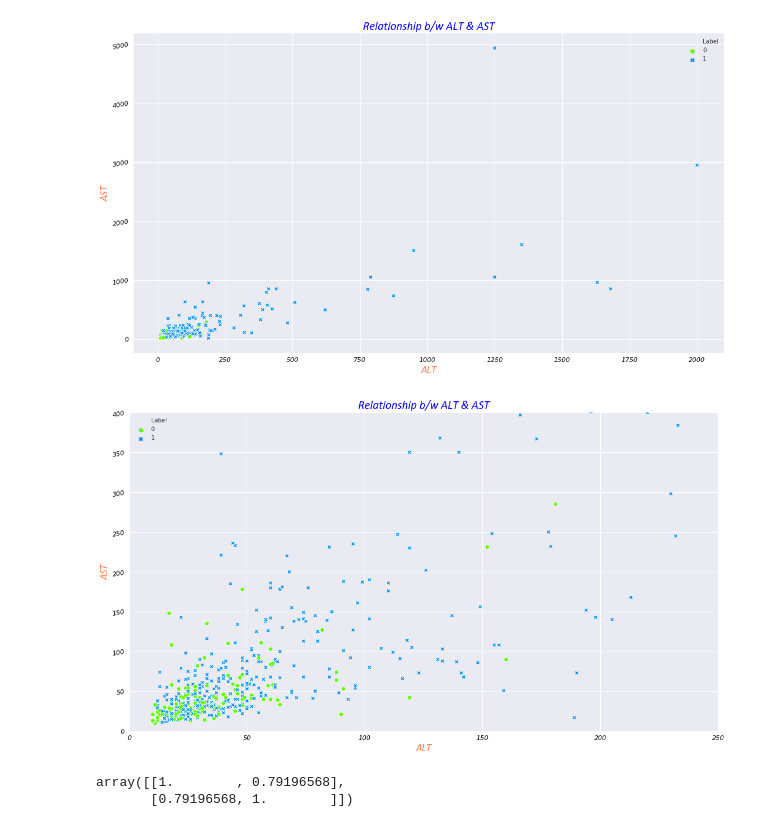
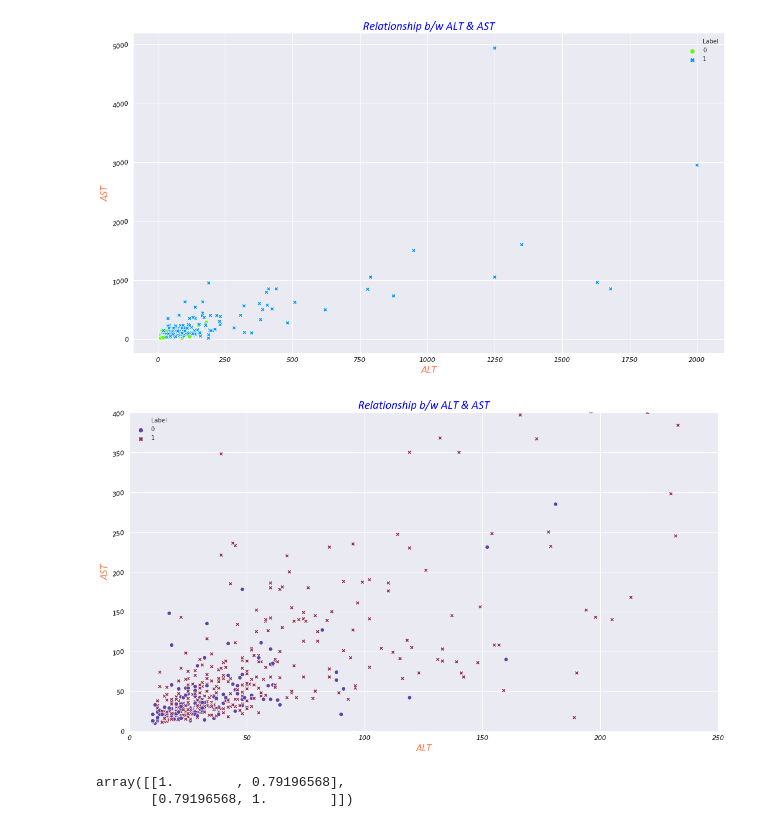
Before and after one commit to raj-shr-git/Liver_Disease_Data_Analysis, a Jupyter notebook: Liver_Patients_Classifier.ipynb, the cells around one changed output. Drawn from its saved outputs; the diff is of its cells as text; code cells hidden in the pictures.

Commit message:
Added latest visualizations

```diff
--- a/Liver_Patients_Classifier.ipynb
+++ b/Liver_Patients_Classifier.ipynb
@@ -846,18 +846,18 @@ plt.show()
 # %%
 with plt.style.context('seaborn'):
     plt.figure(figsize=(18,10))
     sns.scatterplot(x='Alamine_Aminotransferase',y='Aspartate_Aminotransferase',hue='Label',data=patients_df,
-                   palette=sns.color_palette('gist_rainbow',2),style='Label')
+                   palette=sns.color_palette('twilight',2),style='Label')
     plt.xlim(0,250)
     plt.ylim(0,400)
     plt.xlabel('ALT',fontdict=label_font_dict)
     plt.ylabel('AST',fontdict=label_font_dict)
     plt.title('Relationship b/w ALT & AST',fontdict=title_font_dict)
     plt.xticks(color='black',size=11,style='oblique')
     plt.yticks(rotation=10,color='black',size=11,style='oblique')
     plt.legend(loc='upper left')
 # %% [output]
-[figure, old version]
+[figure, new version]
 # %%
 np.corrcoef(x=patients_df['Alamine_Aminotransferase'],y=patients_df['Aspartate_Aminotransferase'])
 # %% [output]
```
Also changed, not shown: parts of 14 cells of this notebook.
